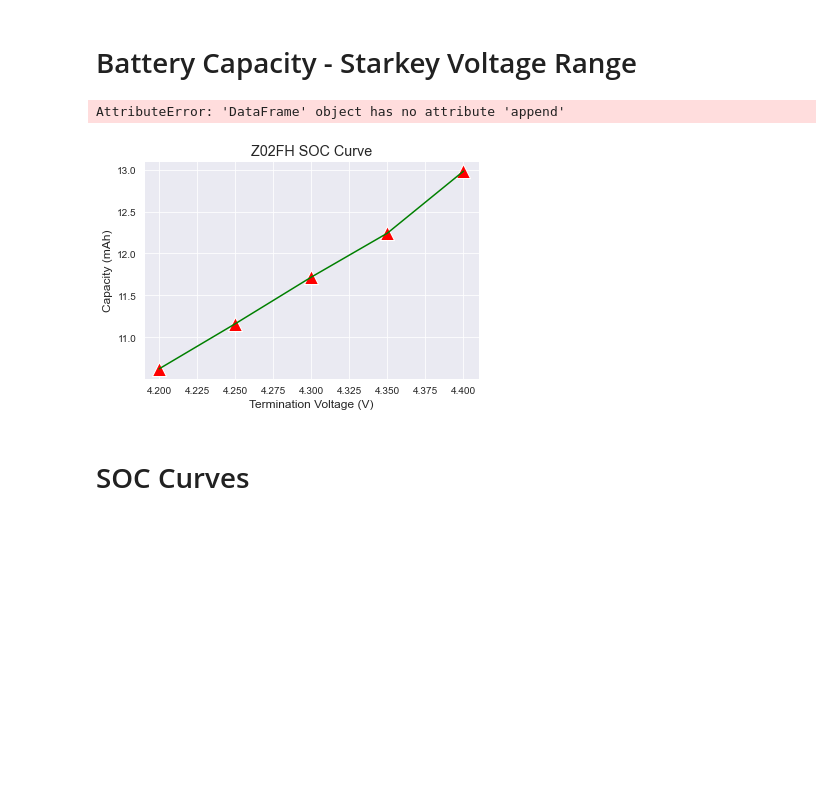
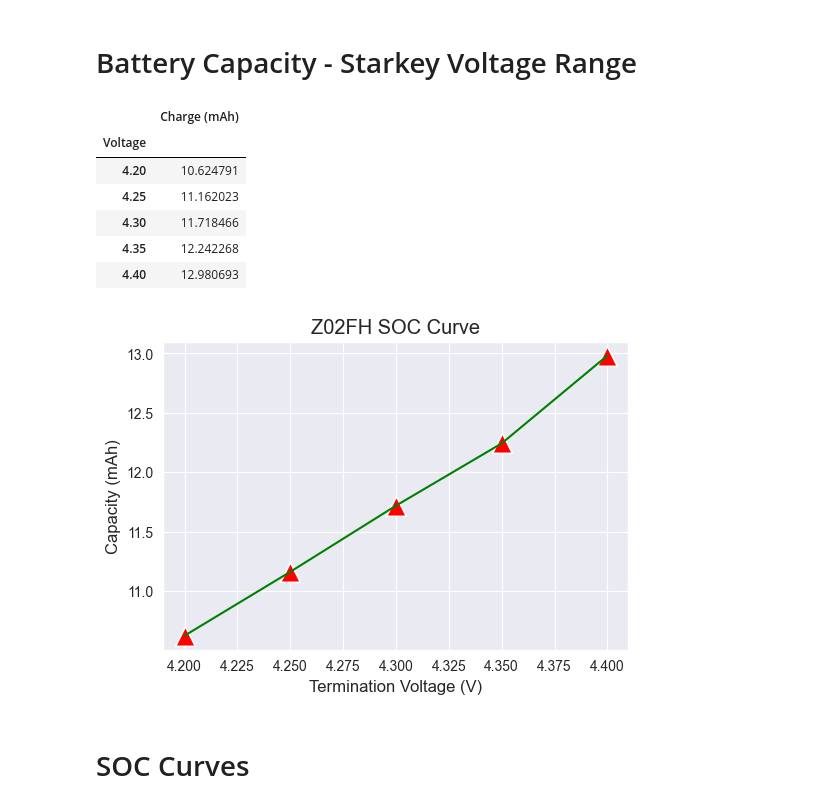
Before and after one commit to ziggle/BatteryDischargeQuickLookReport, a Jupyter notebook: Z02FH-Styled.ipynb, the cells around one changed output. Drawn from its saved outputs; the diff is of its cells as text; code cells hidden in the pictures; blank space fills up the shorter version.

```diff
--- a/Z02FH-Styled.ipynb
+++ b/Z02FH-Styled.ipynb
@@ -321,30 +321,36 @@ None
 # %%
 # It is important to understand the impact of the low battery voltage on the battery capacity.
 vLow=3*1.16              # The VHA side low battery threshold is 1.16 V, so 3*1.16 on the battery side of the HPM10
 tLowBat=34/60            # I need the low battery wait time in hours. 4 minutes persistenace + 30 minutes wait.
 iDischarge=0.36          # My estimate of the discharge current for the CIC nominal current
 qFix=tLowBat*iDischarge  # Here is the charge transferred during the low battery interval
 
 from scipy.interpolate import interp1d
 vy = pd.DataFrame({'CV':[],'q':[]})
 for y in z['CV'].unique():
     vx = []
     for x in z['Unit'].unique():
         interp_func = interp1d(z.query(f"Unit=='{x}' & CV=='{y}'").v, z.query(f"Unit=='{x}' & CV=='{y}'").q)
         qx = interp_func(vLow)
-    vy =vy.append({'CV':y,'q':qx+qFix},ignore_index=True)
-
+    #vy =vy.append({'CV':y,'q':qx+qFix},ignore_index=True)
+    vy =pd.concat([vy,pd.DataFrame({'CV':[y],'q':[qx+qFix]})])
     gzzz= (vy
       .set_index(['CV'],drop=True)
       .rename(columns={"q":"Charge (mAh)"},index={'420':'4.20','430':'4.30','435':'4.35', '425':'4.25', '440':'4.40'})
       .rename_axis("Voltage", axis=0)
      )
 
 with pd.option_context('display.precision', 2):
     style = gzzz.sort_index().style.pipe(dfdark)
 style
 # %% [output]
-AttributeError: 'DataFrame' object has no attribute 'append'
+|  | Charge (mAh) |
+| Voltage |  |
+| 4.20 | 10.624791 |
+| 4.25 | 11.162023 |
+| 4.30 | 11.718466 |
+| 4.35 | 12.242268 |
+| 4.40 | 12.980693 |
 # %%
 plt.figure(figsize=(6,4))
 
@@ -359,7 +365,7 @@ plt.ylabel("Capacity (mAh)")
 plt.title("Z02FH SOC Curve")
 None
 # %% [output]
-[figure, old version]
+[figure, new version]
 # %% [markdown]
 # SOC Curves
 # %% [markdown]
```
Also changed, not shown: parts of 6 cells of this notebook.
